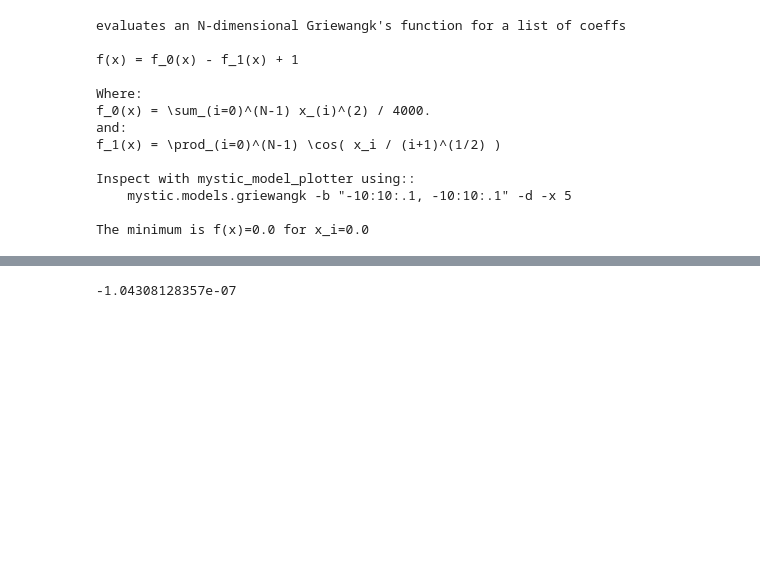
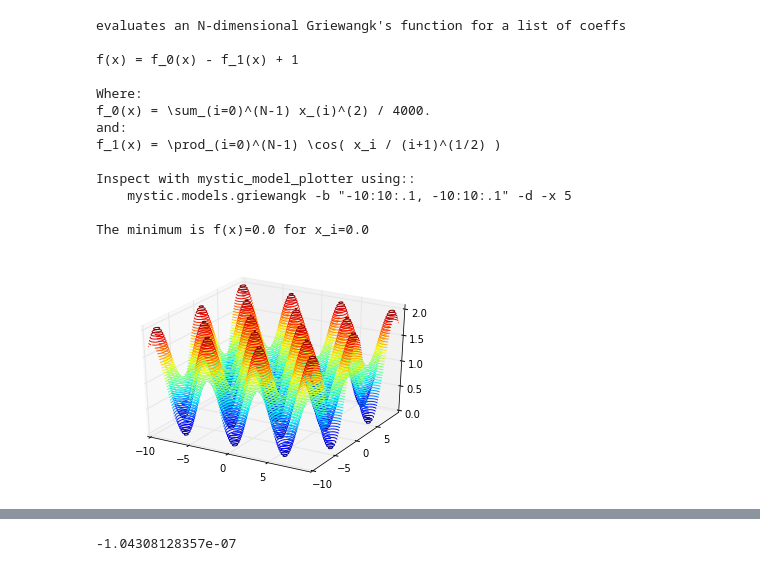
Before and after one commit to mmckerns/tlkklp, a Jupyter notebook: klepto.ipynb, the cells around one changed output, grey strips where cells are left out. Drawn from its saved outputs; the diff is of its cells as text; code cells hidden in the pictures; blank space fills up the shorter version.

Commit message:
use mystic.model_plotter

```diff
--- a/klepto.ipynb
+++ b/klepto.ipynb
@@ -352,7 +354,11 @@ Inspect with mystic_model_plotter using::
 
 The minimum is f(x)=0.0 for x_i=0.0
 # %%
-!mystic_model_plotter.py mystic.models.griewangk -b "-10:10:.1, -10:10:.1" -d
+import mystic
+import mystic.models
+mystic.model_plotter(mystic.models.griewangk, bounds="-10:10:.1, -10:10:.1", depth=True)
+# %% [output]
+[figure, added]
 # %%
 !python2.7 global_search.py
 # %% [output]
```
Also changed, not shown: parts of 5 cells of this notebook.
